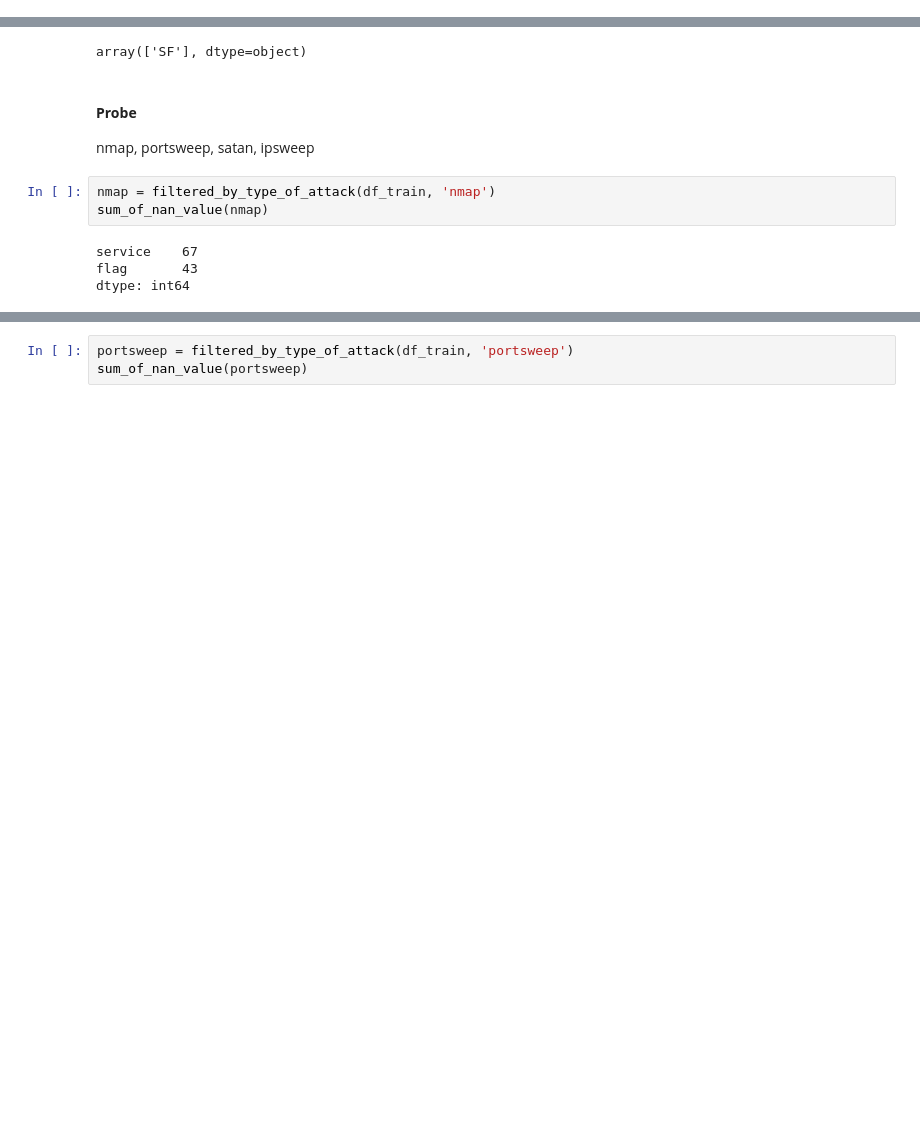
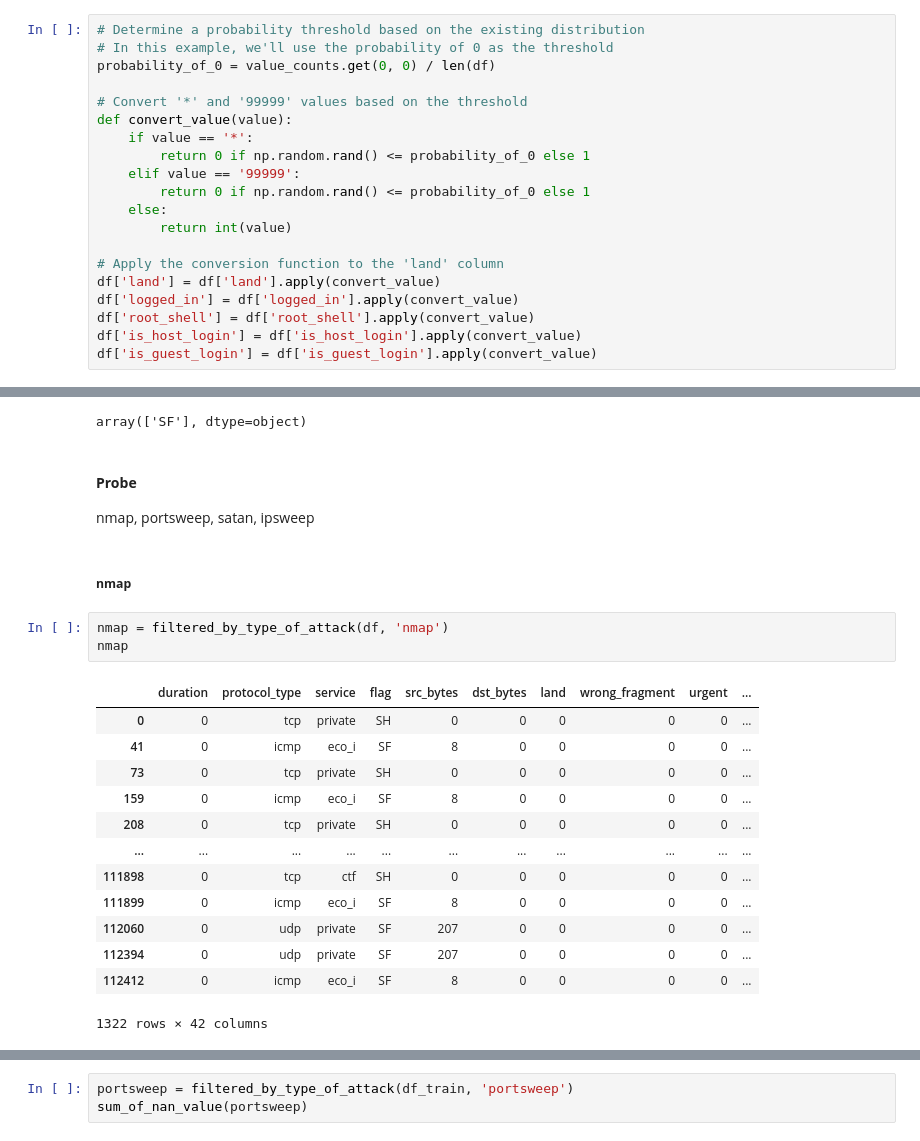
Before and after one commit to euclideands/DAC-2023, a Jupyter notebook: DAC_2023_Development.ipynb, the cells around one changed output, grey strips where cells are left out. Saved outputs shown, nothing was run; the diff lists cells and outputs as text; blank space fills up the shorter version.

```diff
--- a/DAC_2023_Development.ipynb
+++ b/DAC_2023_Development.ipynb
@@ -104,0 +134,20 @@ df.shape
+# %%
+# Determine a probability threshold based on the existing distribution
+# In this example, we'll use the probability of 0 as the threshold
+probability_of_0 = value_counts.get(0, 0) / len(df)
+
+# Convert '*' and '99999' values based on the threshold
+def convert_value(value):
+    if value == '*':
+        return 0 if np.random.rand() <= probability_of_0 else 1
+    elif value == '99999':
+        return 0 if np.random.rand() <= probability_of_0 else 1
+    else:
+        return int(value)
+
+# Apply the conversion function to the 'land' column
+df['land'] = df['land'].apply(convert_value)
+df['logged_in'] = df['logged_in'].apply(convert_value)
+df['root_shell'] = df['root_shell'].apply(convert_value)
+df['is_host_login'] = df['is_host_login'].apply(convert_value)
+df['is_guest_login'] = df['is_guest_login'].apply(convert_value)
@@ -434,10 +534,22 @@ array(['SF'], dtype=object)
 # %% [markdown]
 #### **Probe**
 nmap, portsweep, satan, ipsweep
+# %% [markdown]
+##### **nmap**
 # %%
-nmap = filtered_by_type_of_attack(df_train, 'nmap')
-sum_of_nan_value(nmap)
+nmap = filtered_by_type_of_attack(df, 'nmap')
+nmap
 # %% [output]
+|  | duration | protocol_type | service | flag | src_bytes | dst_bytes | land | wrong_fragment | urgent | ... |
+| 0 | 0 | tcp | private | SH | 0 | 0 | 0 | 0 | 0 | ... |
+| 41 | 0 | icmp | eco_i | SF | 8 | 0 | 0 | 0 | 0 | ... |
+| 73 | 0 | tcp | private | SH | 0 | 0 | 0 | 0 | 0 | ... |
+| 159 | 0 | icmp | eco_i | SF | 8 | 0 | 0 | 0 | 0 | ... |
+| 208 | 0 | tcp | private | SH | 0 | 0 | 0 | 0 | 0 | ... |
+| ... | ... | ... | ... | ... | ... | ... | ... | ... | ... | ... |
+| 111898 | 0 | tcp | ctf | SH | 0 | 0 | 0 | 0 | 0 | ... |
+| 111899 | 0 | icmp | eco_i | SF | 8 | 0 | 0 | 0 | 0 | ... |
+| 112060 | 0 | udp | private | SF | 207 | 0 | 0 | 0 | 0 | ... |
+| 112394 | 0 | udp | private | SF | 207 | 0 | 0 | 0 | 0 | ... |
+| 112412 | 0 | icmp | eco_i | SF | 8 | 0 | 0 | 0 | 0 | ... |
-service    67
-flag       43
-dtype: int64
+1322 rows × 42 columns
```
Also changed, not shown: parts of 16 cells of this notebook, 6 other files.
